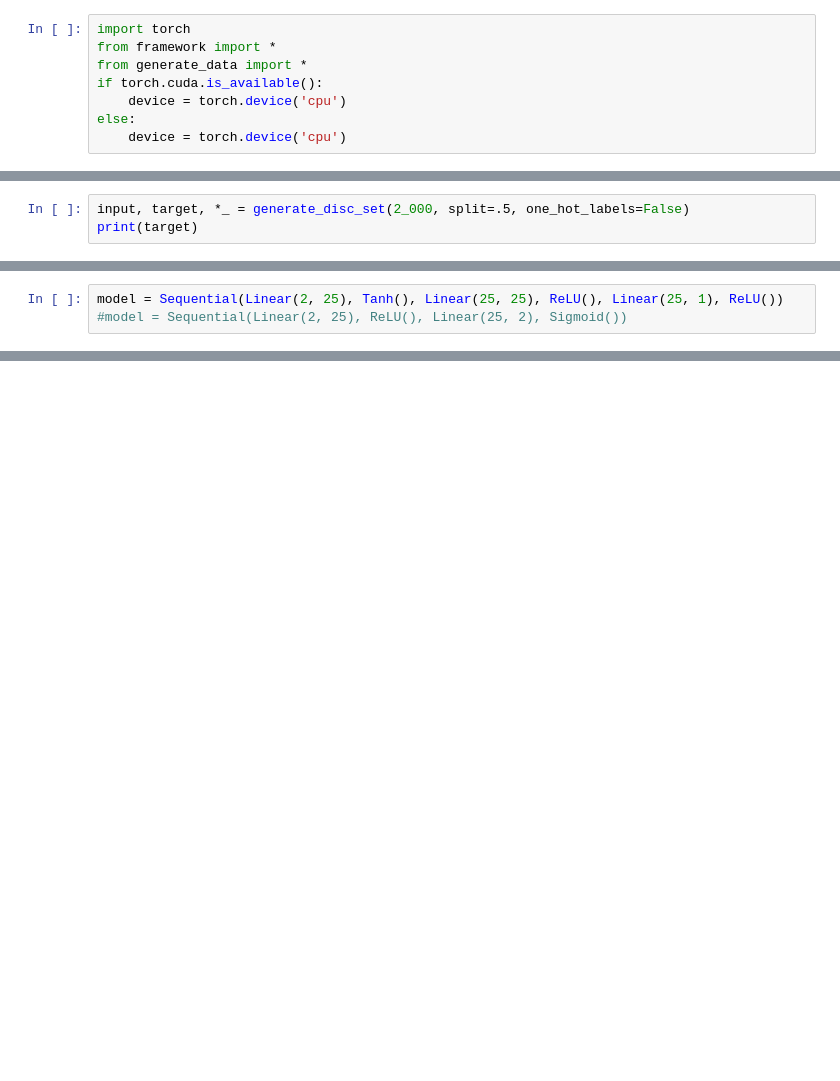
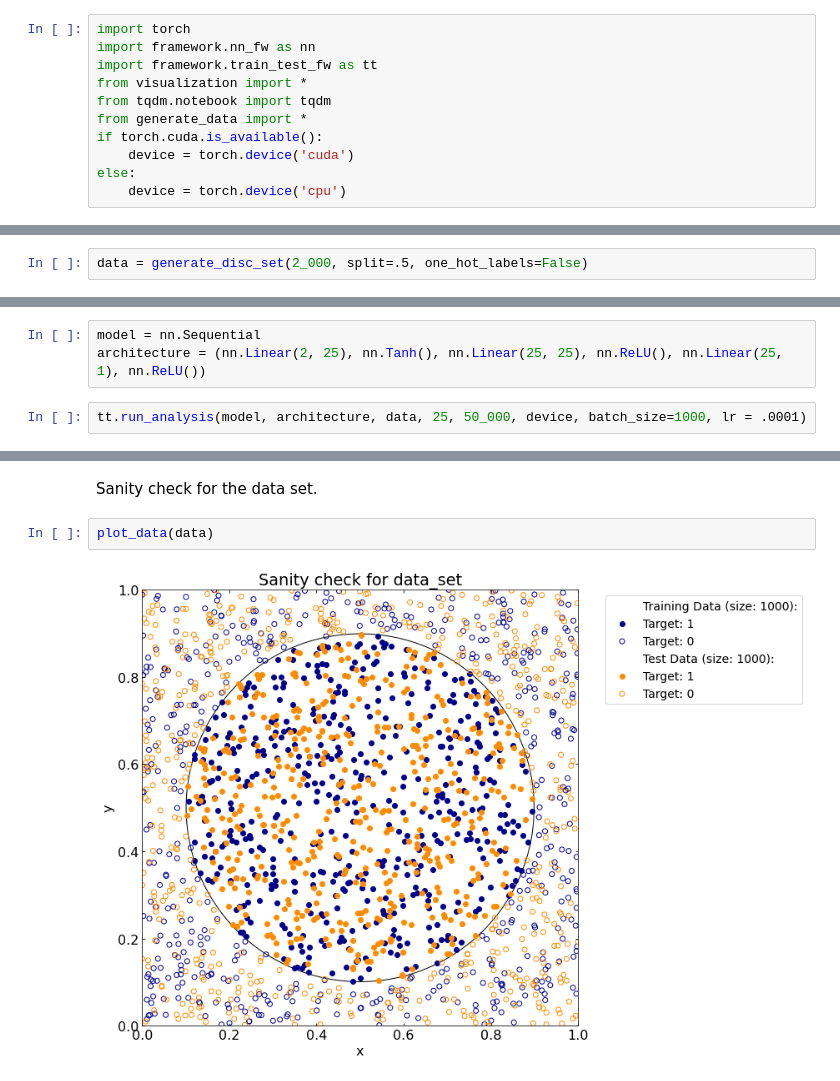
Before and after one commit to I-am-Rudi/DL_FinalProject, a Jupyter notebook: Project_2/testing.ipynb, the cells around one changed output, grey strips where cells are left out. Saved outputs shown, nothing was run; the diff lists cells and outputs as text; blank space fills up the shorter version.

```diff
--- a/Project_2/testing.ipynb
+++ b/Project_2/testing.ipynb
@@ -57,8 +1,11 @@ for i in range(target.shape[0]):
 # %%
 import torch
-from framework import *
+import framework.nn_fw as nn
+import framework.train_test_fw as tt
+from visualization import *
+from tqdm.notebook import tqdm
 from generate_data import *
 if torch.cuda.is_available():
-    device = torch.device('cpu')
+    device = torch.device('cuda')
 else:
     device = torch.device('cpu')
@@ -88,3 +14,2 @@ def compute_nb_errors(pred, target):
 # %%
-input, target, *_ = generate_disc_set(2_000, split=.5, one_hot_labels=False)
-print(target)
+data = generate_disc_set(2_000, split=.5, one_hot_labels=False)
@@ -109,3 +16,5 @@ tensor([[0.],
 # %%
-model = Sequential(Linear(2, 25), Tanh(), Linear(25, 25), ReLU(), Linear(25, 1), ReLU())
-#model = Sequential(Linear(2, 25), ReLU(), Linear(25, 2), Sigmoid())
+model = nn.Sequential
+architecture = (nn.Linear(2, 25), nn.Tanh(), nn.Linear(25, 25), nn.ReLU(), nn.Linear(25, 1), nn.ReLU())
+# %%
+tt.run_analysis(model, architecture, data, 25, 50_000, device, batch_size=1000, lr = .0001)
@@ -111,0 +24,6 @@ model = Sequential(Linear(2, 25), Tanh(), Linear(25, 25), ReLU(), Linear(25, 1),
+# %% [markdown]
+Sanity check for the data set.
+# %%
+plot_data(data)
+# %% [output]
+[figure, added]
```
Also changed, not shown: parts of 15 cells of this notebook, 5 other files.
